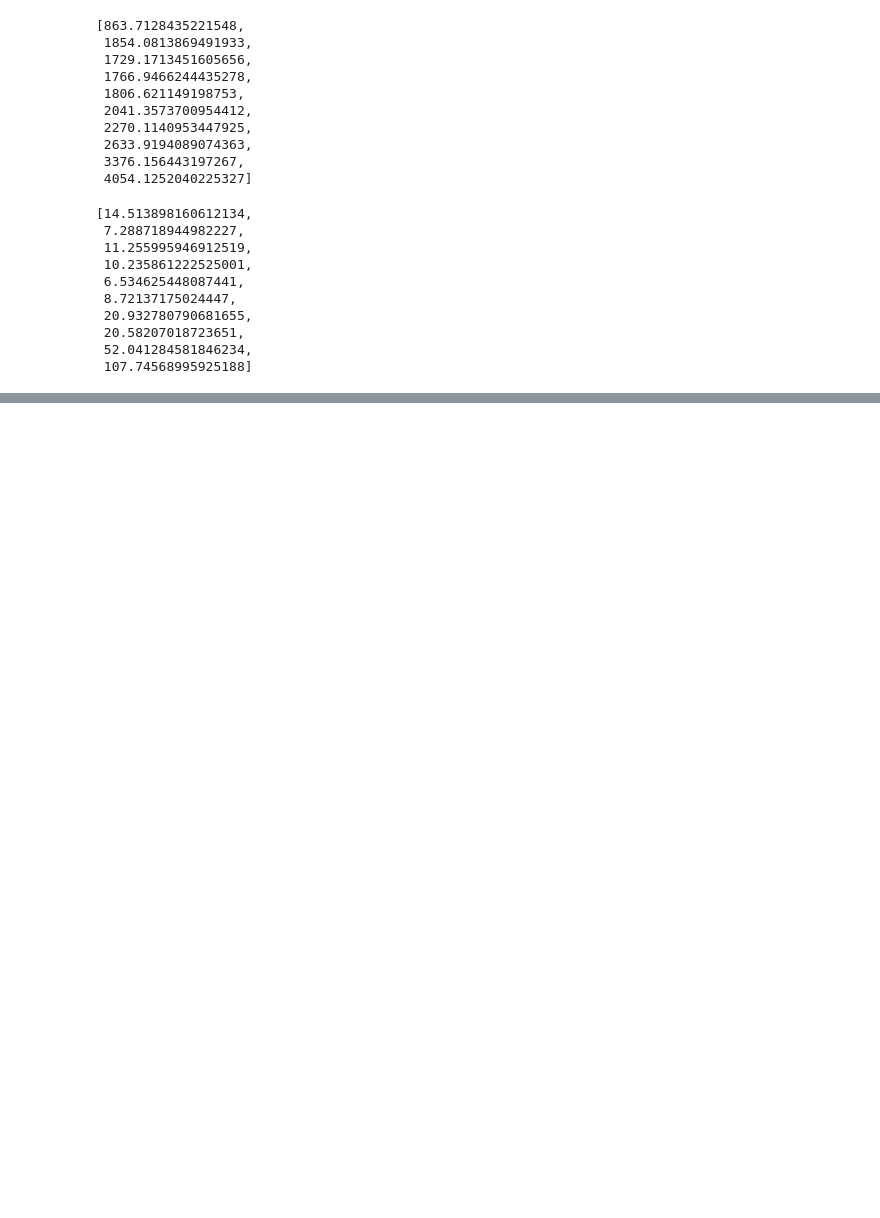
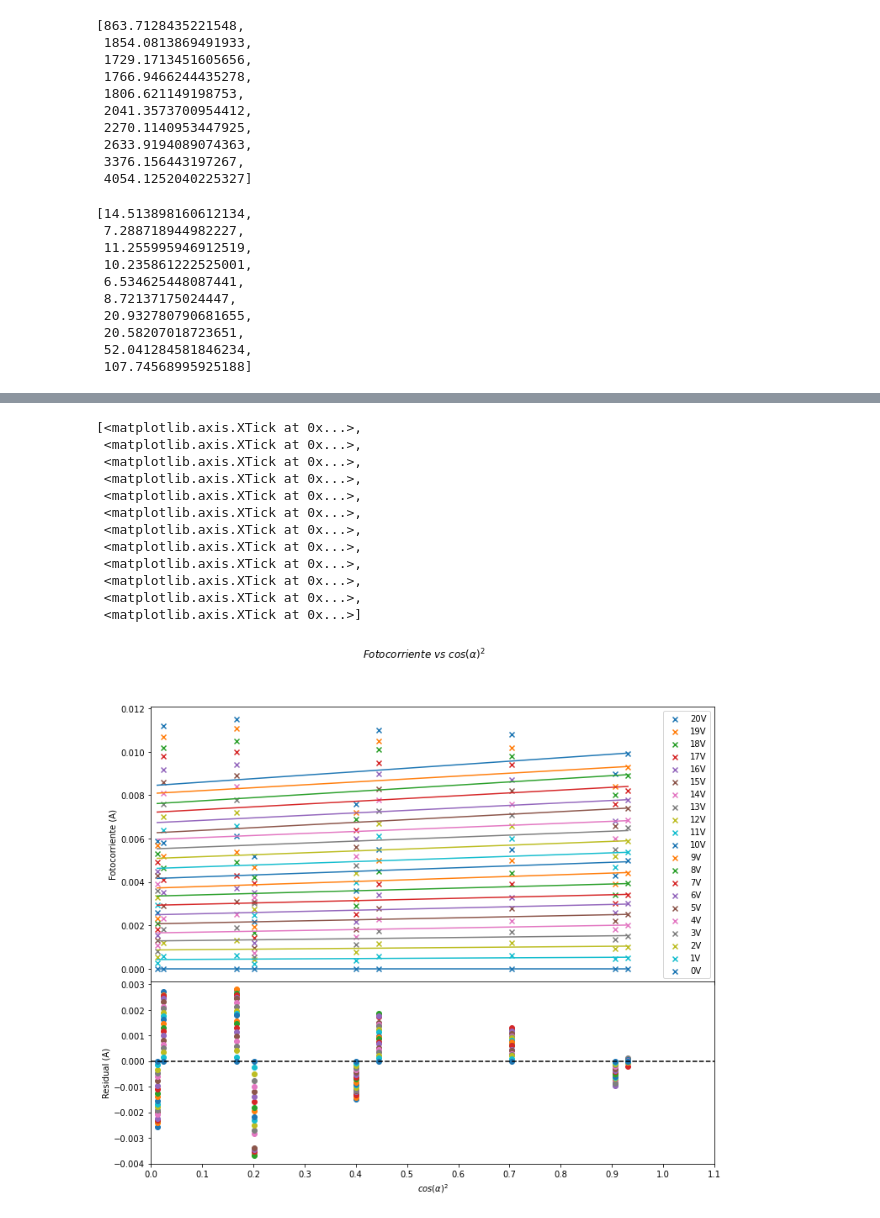
Before and after one commit to slaverdeg/Laboratorio-Moderna-GitHub, a Jupyter notebook: Fotoconductividad/codigo fotoconductividad.ipynb, the cells around one changed output, grey strips where cells are left out. Drawn from its saved outputs; the diff is of its cells as text; code cells hidden in the pictures; blank space fills up the shorter version.

```diff
--- a/Fotoconductividad/codigo fotoconductividad.ipynb
+++ b/Fotoconductividad/codigo fotoconductividad.ipynb
@@ -187,0 +204,38 @@ dR
+# %%
+m = []
+dm = []
+R2 = []
+_x = np.linspace(np.min(np.cos(grados)**2),np.max(np.cos(grados)**2),50)
+fig, axs = plt.subplots(2, 1, figsize=(12, 10), gridspec_kw={'height_ratios': [1.5, 1]},sharex=True)
+fig.subplots_adjust(hspace=0)
+fig.suptitle(r'$Fotocorriente$ $vs$ $cos(\alpha)^{2}$')
+for i in range(len(V)):
+    param = Minimos_cuadrados(np.cos(grados)**2,A[:,i])
+    Cov,r2,r = GetError(np.cos(grados)**2,A[:,i],param)
+    m.append(param[-1])
+    dm.append(Get_sigma(Cov)[0])
+    R2.append(r2)
+    axs[0].scatter(np.cos(grados)**2,A[:,i],label=str(int(V[i]))+'V',marker='x')
+    axs[0].plot(_x,GetModel(_x,param))
+    axs[1].scatter(np.cos(grados)**2,r)
+axs[0].set_ylabel('Fotocorriente (A)')
+axs[0].legend()
+axs[1].axhline(y=0, color='black', linestyle='--')
+axs[1].set_xlabel(r'$cos(\alpha)^{2}$')
+axs[1].set_ylabel('Residual (A)')
+axs[1].set_xlim(0,1.1)
+axs[1].set_xticks(np.linspace(0,1.1,12))
+# %% [output]
+[<matplotlib.axis.XTick at 0x...>,
+ <matplotlib.axis.XTick at 0x...>,
+ <matplotlib.axis.XTick at 0x...>,
+ <matplotlib.axis.XTick at 0x...>,
+ <matplotlib.axis.XTick at 0x...>,
+ <matplotlib.axis.XTick at 0x...>,
+ <matplotlib.axis.XTick at 0x...>,
+ <matplotlib.axis.XTick at 0x...>,
+ <matplotlib.axis.XTick at 0x...>,
+ <matplotlib.axis.XTick at 0x...>,
+ <matplotlib.axis.XTick at 0x...>,
+ <matplotlib.axis.XTick at 0x...>]
+[figure, added]
```
Also changed, not shown: parts of 7 cells of this notebook, 3 other files.
